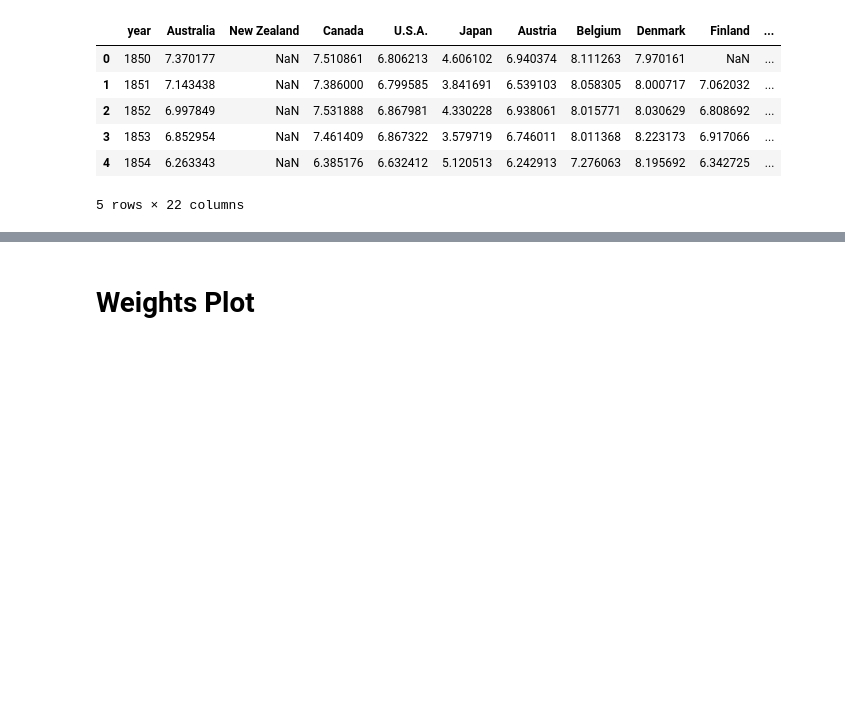
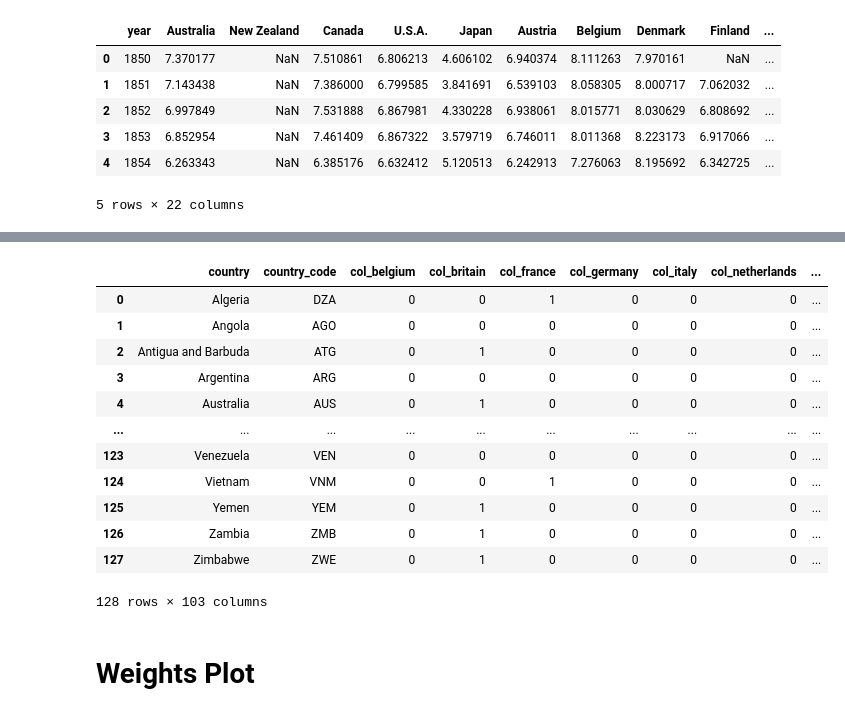
Before and after one commit to jpmvbastos/ColonialLegacy, a Jupyter notebook: Code/ColonialLegacy.ipynb, the cells around one changed output, grey strips where cells are left out. Drawn from its saved outputs; the diff is of its cells as text; code cells hidden in the pictures; blank space fills up the shorter version.

Commit message:
Update
New data and new variables for review process

```diff
--- a/Code/ColonialLegacy.ipynb
+++ b/Code/ColonialLegacy.ipynb
@@ -124,0 +192,12 @@ Done: ZWE, independence 1975, EFW is 4.818825482027971 from year 1975.
+# %%
+##
+rug = pd.read_csv('/Users/jpmvbastos/Documents/GitHub/ColonialLegacy/Data/terrain-ruggedness-index.csv')
+qog = pd.read_excel('/Users/jpmvbastos/Documents/GitHub/ColonialLegacy/Data/Quality_of_Govt.xls', sheet_name='data')
+euro = pd.read_excel('/Users/jpmvbastos/Documents/GitHub/ColonialLegacy/Data/euro_share.xlsx', sheet_name='data')
+coord = pd.read_csv('/Users/jpmvbastos/Documents/GitHub/ColonialLegacy/Data/country-coord.csv')
+# %%
+rug = rug.rename(columns={'Code':'country_code','Terrain Ruggedness Index 100m (Nunn and Puga 2012)':'ruggedness'})
+rug = rug[['country_code','ruggedness']]
+qog = qog.rename(columns={'flopcode':'country_code','avelf':'avg_ethnofrac'})
+qog['country_code'] = qog['country_code'].str.upper()
+qog = qog[['country_code','legor_uk','legor_fr','legor_so','legor_ge','legor_sc','avg_ethnofrac']]
@@ -125,3 +259,24 @@ Done: ZWE, independence 1975, EFW is 4.818825482027971 from year 1975.
+# %%
+df = df.merge(rug, on='country_code', how='left')
+df = df.merge(qog, on='country_code', how='left')
+df = df.merge(euro, on='country_code', how='left')
+df = df.merge(coord, on='country_code', how='left')
+# %%
+df
+# %% [output]
+|  | country | country_code | col_belgium | col_britain | col_france | col_germany | col_italy | col_netherlands | ... |
+| 0 | Algeria | DZA | 0 | 0 | 1 | 0 | 0 | 0 | ... |
+| 1 | Angola | AGO | 0 | 0 | 0 | 0 | 0 | 0 | ... |
+| 2 | Antigua and Barbuda | ATG | 0 | 1 | 0 | 0 | 0 | 0 | ... |
+| 3 | Argentina | ARG | 0 | 0 | 0 | 0 | 0 | 0 | ... |
+| 4 | Australia | AUS | 0 | 1 | 0 | 0 | 0 | 0 | ... |
+| ... | ... | ... | ... | ... | ... | ... | ... | ... | ... |
+| 123 | Venezuela | VEN | 0 | 0 | 0 | 0 | 0 | 0 | ... |
+| 124 | Vietnam | VNM | 0 | 0 | 1 | 0 | 0 | 0 | ... |
+| 125 | Yemen | YEM | 0 | 1 | 0 | 0 | 0 | 0 | ... |
+| 126 | Zambia | ZMB | 0 | 1 | 0 | 0 | 0 | 0 | ... |
+| 127 | Zimbabwe | ZWE | 0 | 1 | 0 | 0 | 0 | 0 | ... |
+128 rows × 103 columns
 # %%
 df.to_excel('Data/colonies.xlsx', index=False)
 # %% [markdown]
```
Also changed, not shown: parts of 6 cells of this notebook, 10 other files.
